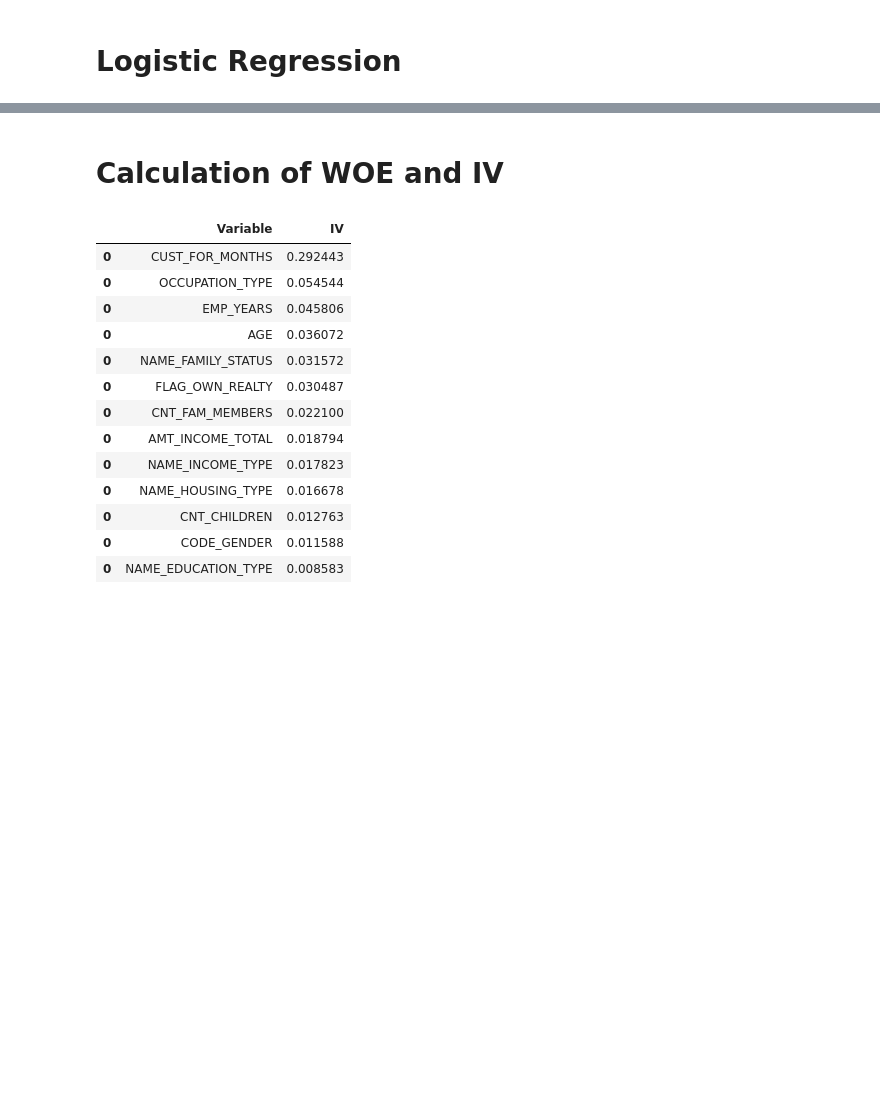
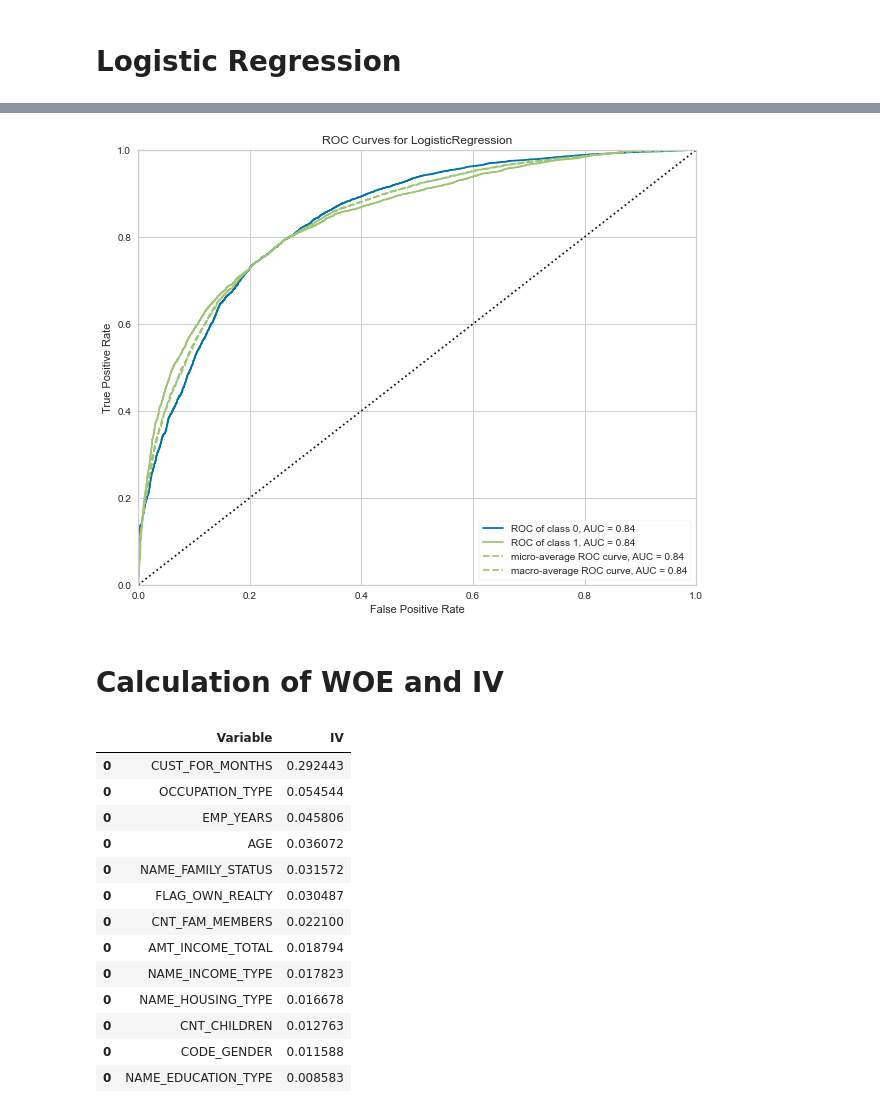
Before and after one commit to dvh549/Financial_Analytics, a Jupyter notebook: Main_Notebook.ipynb, the cells around one changed output, grey strips where cells are left out. Cells and saved outputs as stored; diff of their text form; code cells hidden in the pictures; blank space fills up the shorter version.

```diff
--- a/Main_Notebook.ipynb
+++ b/Main_Notebook.ipynb
@@ -1001,3 +1027,9 @@ weighted avg       0.97      0.62      0.75      9654
+# %%
+plt.rcParams["figure.figsize"] = (10,8)
+plot_ROC_curve(lr, X_scaled, y_train, X_test_scaled, y_test)
+plt.show()
+# %% [output]
+[figure, added]
 # %% [markdown]
 # Calculation of WOE and IV
 # %%
```
Also changed, not shown: parts of 7 cells of this notebook.
